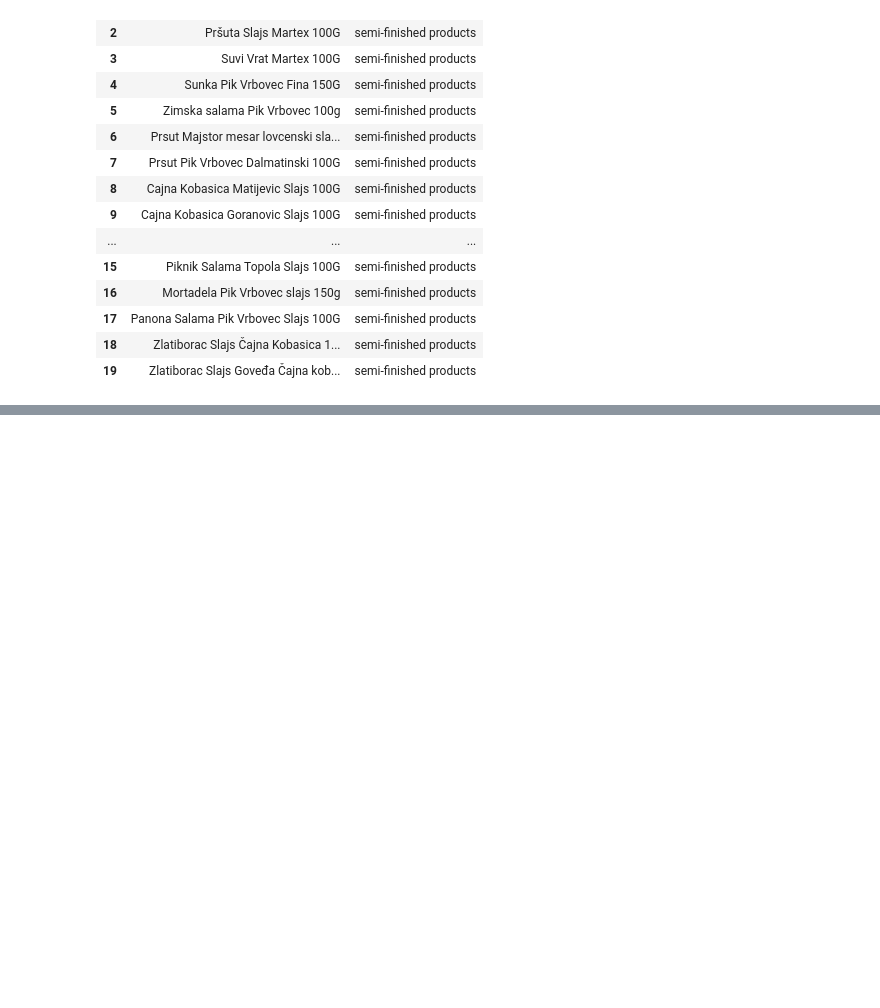
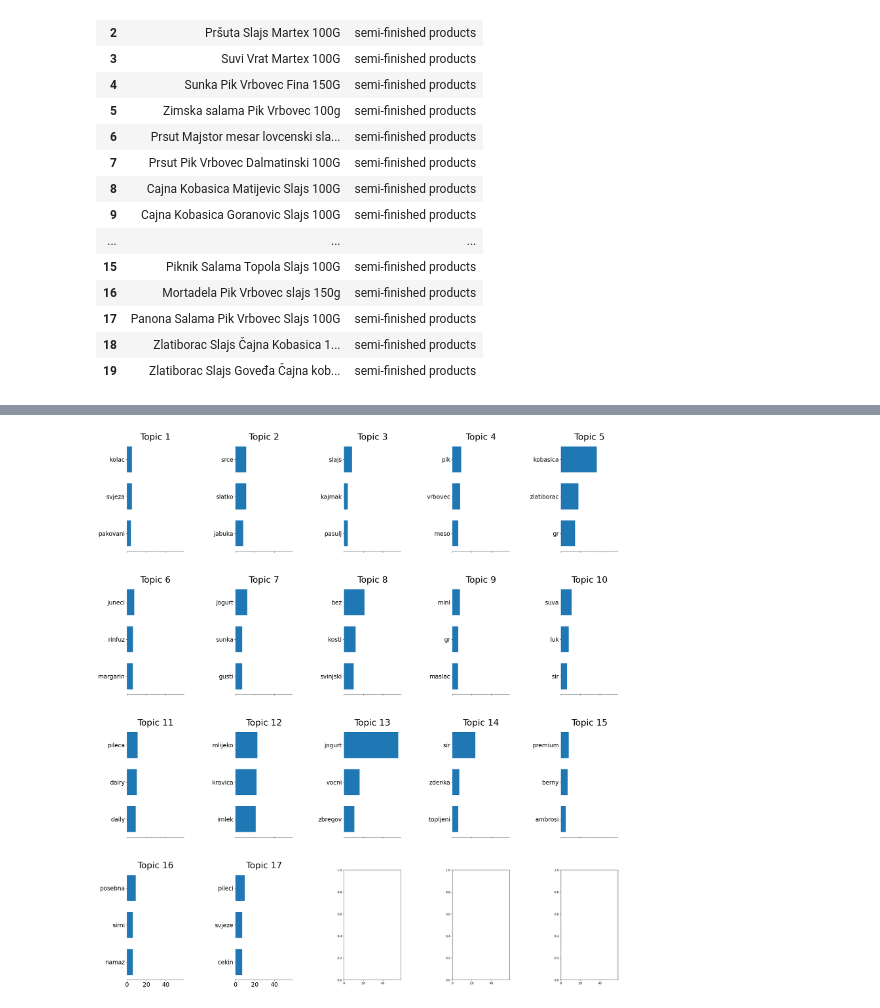
Before and after one commit to MDS-007-52/Peredelano-prices-classify, a Jupyter notebook: classifier.ipynb, the cells around one changed output, grey strips where cells are left out. Saved outputs shown, nothing was run; the diff lists cells and outputs as text; code cells hidden in the pictures; blank space fills up the shorter version.

```diff
--- a/classifier.ipynb
+++ b/classifier.ipynb
@@ -125,0 +144,4 @@ plt.barh(class_counts['category'], class_counts['count'])
+# %%
+text3 = [remove_stopwords(x, stopwords=sw_cernogor+sw_units) for x in text2]
+df['description_upd'] = pd.Series(text3)
+df
@@ -126,5 +162,14 @@ plt.barh(class_counts['category'], class_counts['count'])
 # %%
-count_vect = CountVectorizer() # created the vectorizer
-X_tot = count_vect.fit_transform(df.description) # making word vectors out of our product names
-count_vect.get_feature_names_out()
+vector_cv = CountVectorizer(
+                            #token_pattern=r'[a-z]+',
+                            analyzer='word',
+                            strip_accents='unicode'
+                            # min_df = 2, max_df = 8,
+                            #stop_words = sw_cernogor+sw_units
+                            ) # created the vectorizer
+X_tot_cv = vector_cv.fit_transform(df.description_upd) # making word vectors out of our product names
+
+vector_cv.get_feature_names_out()
+# from here we see that stemming still necessary, but in cernogorian language!
+# currently just work as is, deal with it later
 # %% [output]
@@ -147,0 +253,46 @@ array(['10', '100', '100g', '100gr', '109015', '109038', '110270', '110g',
+# %%
+# although we have category names, here is LDA aka Latent Dirichlet Allocation
+# "LDA can be very useful for large documents, such as news articles,
+# in uncovering its high level themes. However, it wasn’t quite right for
+# this data set as each food name isn’t necessarily made up of multiple topics."
+# in the article on clustering products the number of 'topics' was found to be 30 and 5 words/topic
+# in our case this looks as both values should be LESS (not more than 20 topics, manual categories are 17),
+# not more than 3 w/topic (intuition)
+
+#LDA
+
+n_topics = 17
+n_top_words = 3
+
+lda = LatentDirichletAllocation(n_components=n_topics, learning_decay=0.99)
+X_lda = lda.fit(X_tot_cv)
+
+#Plot topics function. Code from: https://scikit-learn.org/stable/auto_examples/applications/plot_topics_extraction_with_nmf_lda.html
+def plot_top_words(model, feature_names, n_top_words, title):
+    fig, axes = plt.subplots(4, 5, figsize=(30, 30), sharex=True)
+    axes = axes.flatten()
+    for topic_idx, topic in enumerate(model.components_):
+        top_features_ind = topic.argsort()[:-n_top_words - 1:-1]
+        top_features = [feature_names[i] for i in top_features_ind]
+        weights = topic[top_features_ind]
+
+        ax = axes[topic_idx]
+        ax.barh(top_features, weights, height=0.7)
+        ax.set_title(f'Topic {topic_idx +1}',
+                     fontdict={'fontsize': 30})
+        ax.invert_yaxis()
+        ax.tick_params(axis='both', which='major', labelsize=20)
+        for i in 'top right left'.split():
+            ax.spines[i].set_visible(False)
+        fig.suptitle(title, fontsize=40)
+    plt.subplots_adjust(top=0.90, bottom=0.05, wspace=0.90, hspace=0.3)
+    plt.show()
+
+#Show topics
+
+feature_names = vector_cv.get_feature_names_out()
+plot_top_words(X_lda, feature_names, n_top_words, '')
+
+# well, I'm not sure how to use it in this form, maybe it will be useful later...
+# %% [output]
+[figure, added]
```
Also changed, not shown: parts of 14 cells of this notebook.
